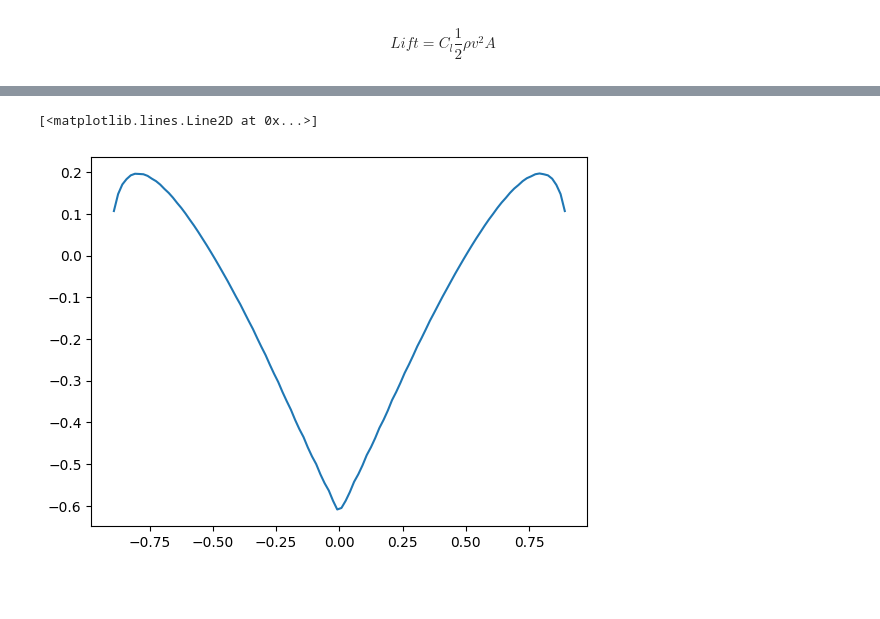
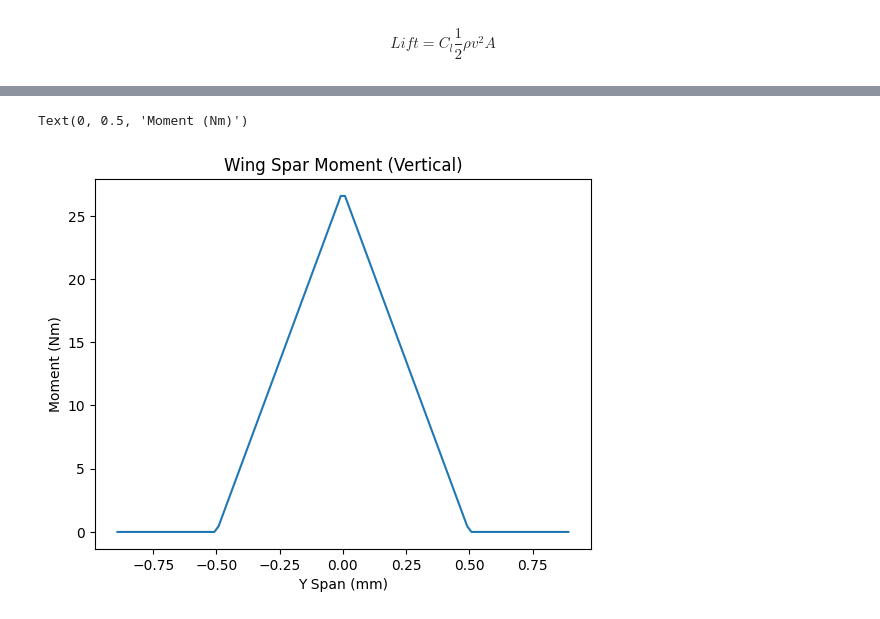
Before and after one commit to ubcuas/Aircraft-Scripts-2023, a Jupyter notebook: Beam_bending_Python/main.ipynb, the cells around one changed output, grey strips where cells are left out. Saved outputs shown, nothing was run; the diff lists cells and outputs as text; code cells hidden in the pictures; blank space fills up the shorter version.

```diff
--- a/Beam_bending_Python/main.ipynb
+++ b/Beam_bending_Python/main.ipynb
@@ -37,0 +131,8 @@ plt.plot(df['y_span'],df['lift'])
+# %%
+moment1a = integrate.cumulative_trapezoid(shear,wing['y_span'],initial = 0)
+
+plt.plot(wing['y_span'],moment1a)
+
+plt.title("Wing Spar Moment (Horizontal - From Lift)")
+plt.xlabel("Y Span (mm)")
+plt.ylabel("Moment (Nm)")
@@ -37,0 +164,8 @@ plt.plot(df['y_span'],df['lift'])
+# %%
+moment1 = np.add(moment1a, moment1b)
+
+plt.plot(wing['y_span'],moment1)
+
+plt.title("Wing Spar Moment (Horizontal - Total)")
+plt.xlabel("Y Span (mm)")
+plt.ylabel("Moment (Nm)")
@@ -38,23 +208,22 @@ plt.plot(df['y_span'],df['lift'])
 # %%
-wing = pd.DataFrame()
-wing['y_span'] = df['y_span']
-wing['lift'] = df['lift']
-pin_a = -0.5
-pin_b = 0.5
-moment1a = []
+moment2 = []
 
 for index, row in wing.iterrows():
     if row['y_span'] < pin_a: # to left of pin a
-        moment1a.append(-row['lift']*(row['y_span']-pin_a))
+        moment2.append(0)
     elif row['y_span'] > pin_a and row['y_span'] < 0: # between pin a and center
-        moment1a.append(-row['lift']*((row['y_span']-pin_a)))
+        moment2.append((W_plane2/2) * (row['y_span']-pin_a))
     elif row['y_span'] > 0 and row['y_span'] < pin_b: # between center and pin b
-        moment1a.append(-row['lift']*(pin_b-(row['y_span'])))
+        moment2.append((W_plane2/2) * (pin_b-row['y_span']))
     else: #to the right of pin b
-           moment1a.append(-row['lift']*(pin_b-(row['y_span'])))
+        moment2.append(0)
 
 
-plt.plot(wing['y_span'],moment1a)
+plt.plot(wing['y_span'],moment2)
+
+plt.title("Wing Spar Moment (Vertical)")
+plt.xlabel("Y Span (mm)")
+plt.ylabel("Moment (Nm)")
 # %% [output]
-[<matplotlib.lines.Line2D at 0x...>]
+Text(0, 0.5, 'Moment (Nm)')
-[figure, old version]
+[figure, new version]
```
Also changed, not shown: parts of 19 cells of this notebook, 4 other files.
